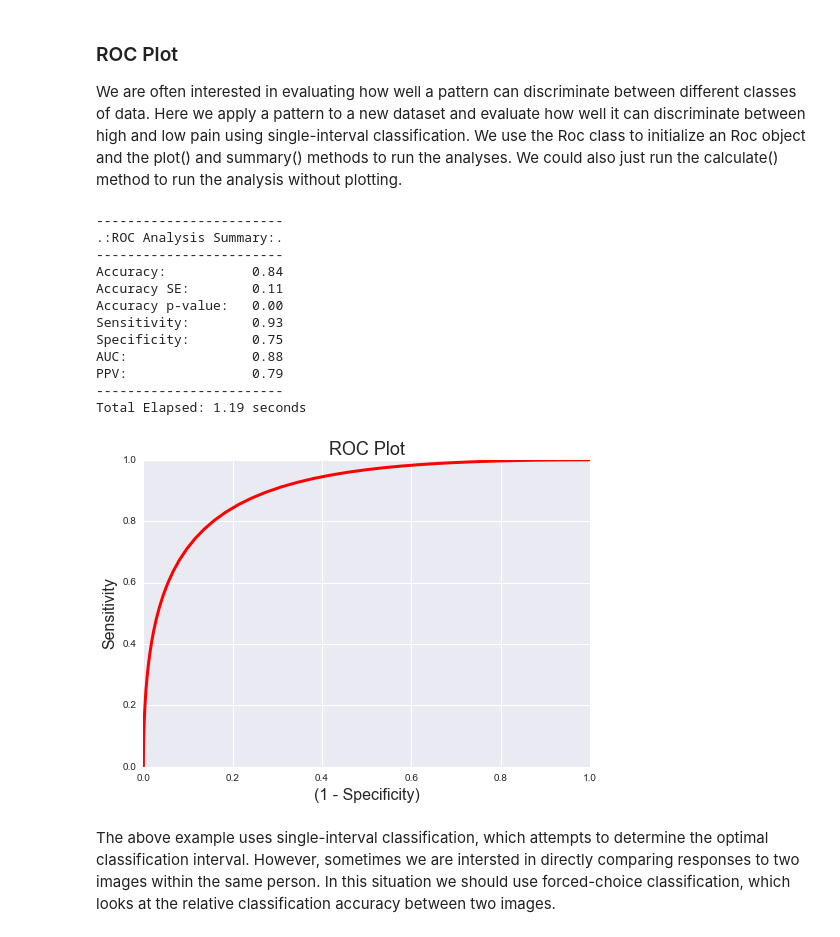
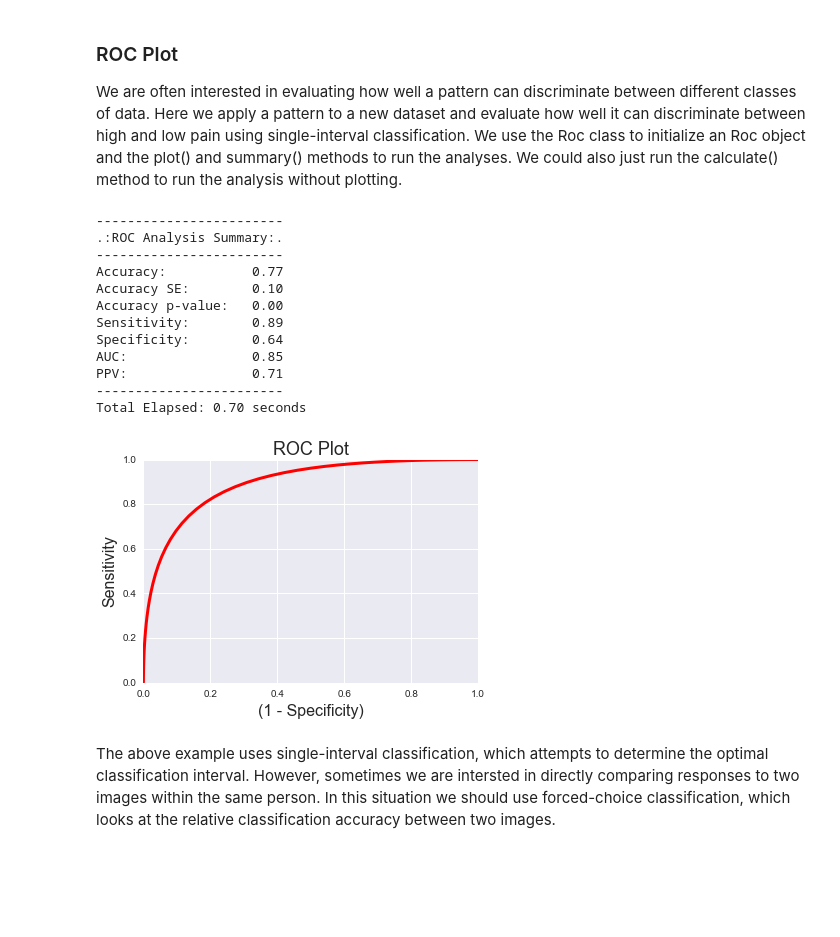
Before and after one commit to cosanlab/nltools, a Jupyter notebook: scripts/Chang_ML_fMRI_Tutorial.ipynb, the cells around one changed output. Saved outputs shown, nothing was run; the diff lists cells and outputs as text; code cells hidden in the pictures; blank space fills up the shorter version.

```diff
--- a/scripts/Chang_ML_fMRI_Tutorial.ipynb
+++ b/scripts/Chang_ML_fMRI_Tutorial.ipynb
@@ -168,8 +158,8 @@ __main__.KFoldSubject(n=84, n_subs=28, n_folds=5, shuffle=False, random_state=No
 tic = time.time() #Start Timer
 
 # Test Prediction with LOSO xVal
-svr = Predict(dat,Y,algorithm='svr',subject_id = holdout,
-              output_dir=out_folder, cv_dict = {'loso':holdout},
+svr = Predict(dat,Y,algorithm='svr', output_dir=out_folder,
+              cv_dict = {'type':'loso','subject_id':holdout},
               **{'kernel':"linear"})
 svr.predict()
 
@@ -220,13 +216,15 @@ Total Elapsed: 31.89 seconds
 # %%
 tic = time.time() #Start Timer
 
-mask = nb.load(os.path.join(out_folder,'Masks','subcortex_drewUpdated.nii'))
+from nltools.util import get_resource_path
+
+mask = nb.load(os.path.join(get_resource_path(),'gray_matter_mask.nii.gz'))
 
 # Test Prediction with kfold xVal
-svr = Predict(dat,Y,algorithm='svr',subject_id = holdout,
-              output_dir=out_folder, cv_dict = {'kfolds':5},
-              mask = mask, **{'kernel':"linear"})
-svr.predict()
+ridge = Predict(dat,Y,algorithm='ridge', output_dir=out_folder,
+              cv_dict = {'type':'kfolds','n_folds':5, 'subject_id':holdout},
+              mask = mask)
+ridge.predict()
 
 print 'Elapsed: %.2f seconds' % (time.time() - tic) #Stop timer
 # %% [output]
@@ -267,32 +267,32 @@ Elapsed: 3.72 seconds
 # %%
 tic = time.time() #Start Timer
 
 # Create Variables
 include = (svr.Y==3) | (svr.Y==1)
-input_values = svr.yfit[include]
+input_values = svr.yfit_xval[include]
 binary_outcome = svr.Y[include]
 binary_outcome = binary_outcome==3
 
 # Single-Interval
 roc = Roc(input_values=input_values, binary_outcome=binary_outcome)
 roc.plot()
 roc.summary()
 
 print 'Total Elapsed: %.2f seconds' % (time.time() - tic) #Stop timer
 # %% [output]
 ------------------------
 .:ROC Analysis Summary:.
 ------------------------
-Accuracy:           0.84
-Accuracy SE:        0.11
+Accuracy:           0.77
+Accuracy SE:        0.10
 Accuracy p-value:   0.00
-Sensitivity:        0.93
-Specificity:        0.75
-AUC:                0.88
-PPV:                0.79
+Sensitivity:        0.89
+Specificity:        0.64
+AUC:                0.85
+PPV:                0.71
 ------------------------
-Total Elapsed: 1.19 seconds
+Total Elapsed: 0.70 seconds
-[figure, old version]
+[figure, new version]
 # %% [markdown]
 <p>The above example uses single-interval classification, which attempts to determine the optimal classification interval.  However, sometimes we are intersted in directly comparing responses to two images within the same person.  In this situation we should use forced-choice classification, which looks at the relative classification accuracy between two images.</p>
 # %%
```
Also changed, not shown: parts of 9 cells of this notebook, 5 other files.
